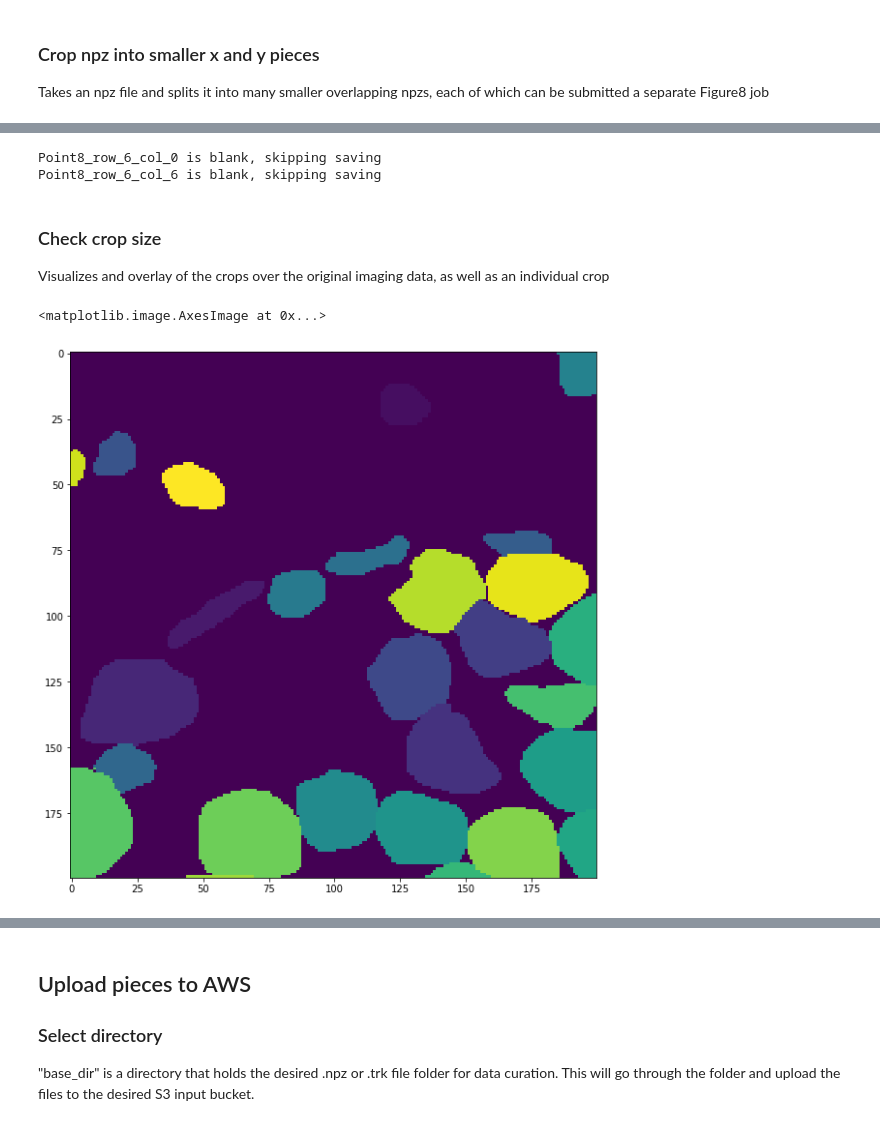
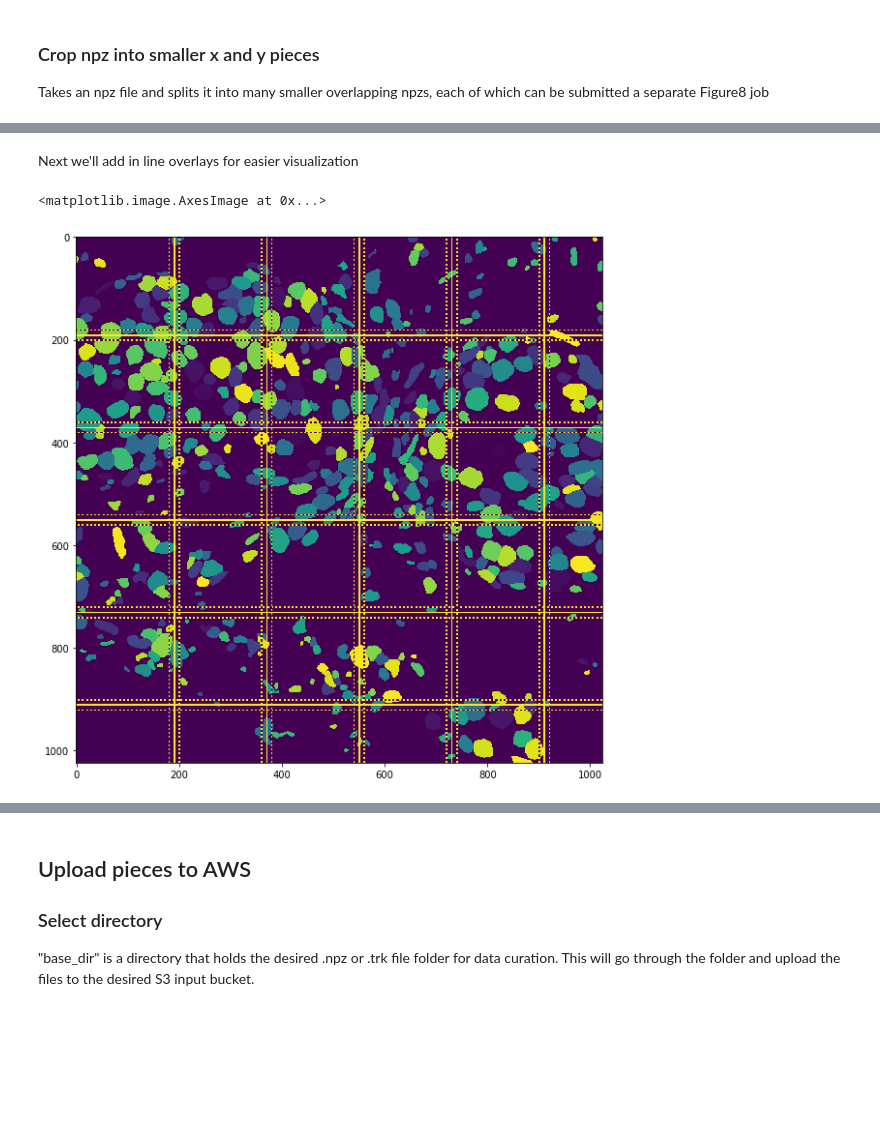
Before and after one commit to vanvalenlab/caliban-toolbox, a Jupyter notebook: notebooks/Caliban_Figure8_Upload_2D.ipynb, the cells around one changed output, grey strips where cells are left out. Cells and saved outputs as stored; diff of their text form; code cells hidden in the pictures; blank space fills up the shorter version.

Commit message:
crop overlap visualization

```diff
--- a/notebooks/Caliban_Figure8_Upload_2D.ipynb
+++ b/notebooks/Caliban_Figure8_Upload_2D.ipynb
@@ -49,9 +52,14 @@ Takes an npz file and splits it into many smaller overlapping npzs, each of whic
+# %%
+# size of crop
+crop_size = (200, 200)
+
+# fraction of crop that will overlap with adjacent crops
+overlap_frac = 0.1
+
+# index of channel in npz to visualize
+channels_idx = 2
 # %%
-crop_multichannel_data(xarray_path=full_path, folder_save=save_dir, crop_size=(200, 200), overlap_frac=0.2,
-                       blank_labels="skip", save_format="xr", relabel=True)
+cropped_stack_test, log_data_test = crop_multichannel_data(xarray_path=full_path, folder_save=save_dir,
+                                                 crop_size=crop_size, overlap_frac=overlap_frac,
+                                                 blank_labels="skip", save_format="xr", relabel=True,
+                                                 test_parameters=True)
-# %% [output]
-Point8_row_6_col_0 is blank, skipping saving
-Point8_row_6_col_6 is blank, skipping saving
-# %% [markdown]
-### Check crop size
-Visualizes and overlay of the crops over the original imaging data, as well as an individual crop
@@ -72,6 +66,21 @@ original_xr[0, :, col_start, 2] = np.max(original_xr)
+# %% [markdown]
+Next we'll add in line overlays for easier visualization
+# %%
+# extract information about test crop dimensions
+row_start, row_end  = log_data_test["row_start"], log_data_test["row_end"]
+col_start, col_end = log_data_test["col_start"], log_data_test["col_end"]
+
+# get a single crop from the stack of cropped images
+example_crop = cropped_stack_test[0, 0, :, :, channels_idx]
+
+# load the first image from the xarray stack, which is the one that the crops were generated from
+example_img = xr.open_dataarray(full_path)[0, ...]
+# %%
+example_img_overlay = overlay_grid_lines(overlay_img=example_img[:, :, channels_idx], row_start=row_start,
+                                 row_end=row_end, col_start=col_start, col_end=col_end)
 # %%
 plt.figure(figsize = (10, 10))
-plt.imshow(example_xr[:, :, 2])
+plt.imshow(example_img_overlay)
 # %% [output]
 <matplotlib.image.AxesImage at 0x...>
-[figure, old version]
+[figure, new version]
```
Also changed, not shown: parts of 6 cells of this notebook, 2 other files.
